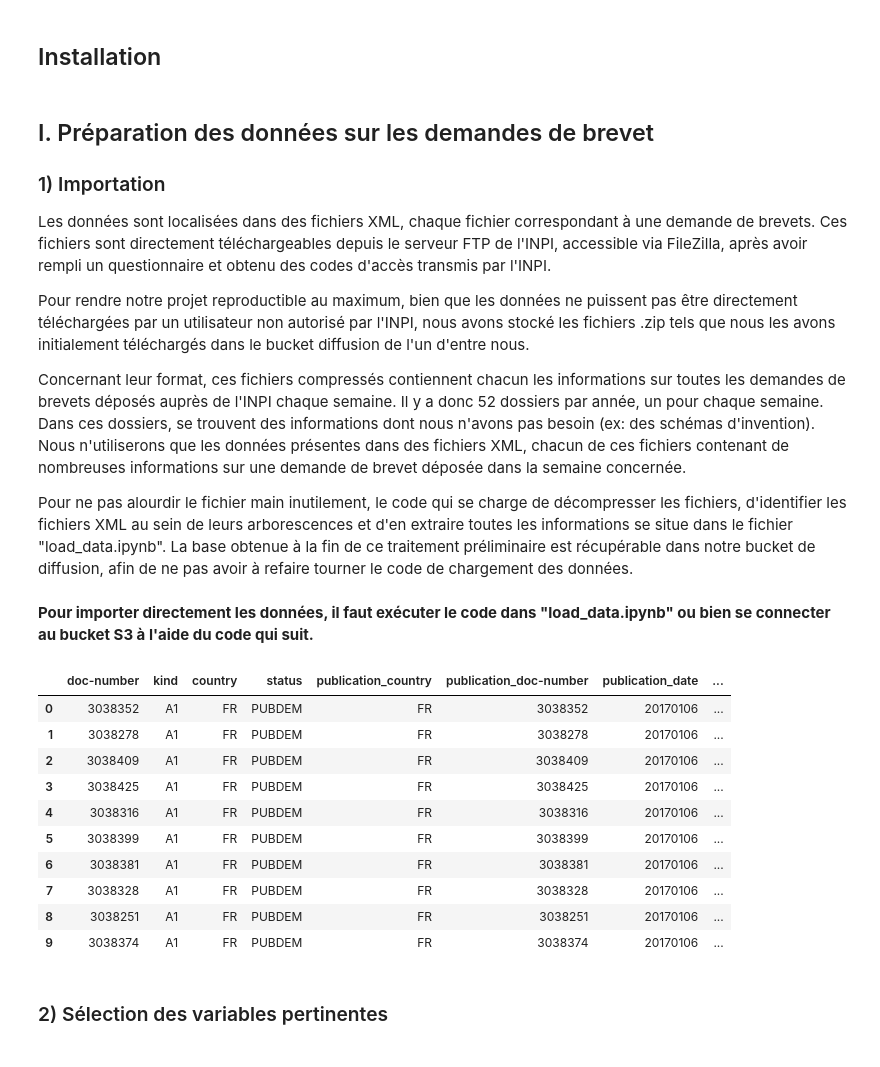
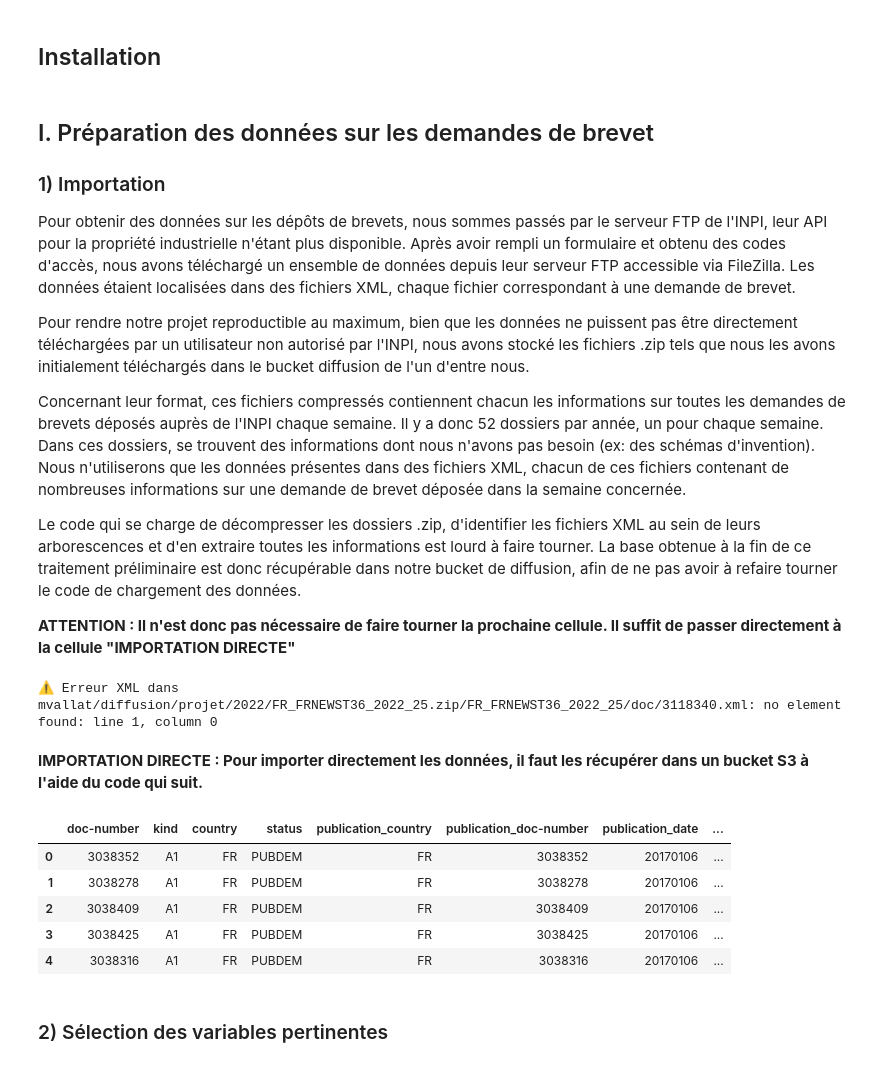
Before and after one commit to IrisLaf/Depots-de-brevets-et-marches-financiers, a Jupyter notebook: Main.ipynb, the cells around one changed output. Cells and saved outputs as stored; diff of their text form; code cells hidden in the pictures.

```diff
--- a/Main.ipynb
+++ b/Main.ipynb
@@ -97,40 +98,55 @@ pd.set_option('display.max_columns', None)
 
 <a id='import_brevets'></a>
 ### 1) Importation
-Les données sont localisées dans des fichiers XML, chaque fichier correspondant à une demande de brevets. Ces fichiers sont directement téléchargeables depuis le serveur FTP de l'INPI, accessible via FileZilla, après avoir rempli un questionnaire et obtenu des codes d'accès transmis par l'INPI.
+
+Pour obtenir des données sur les dépôts de brevets, nous sommes passés par le serveur FTP de l'INPI, leur API pour la propriété industrielle n'étant plus disponible. Après avoir rempli un formulaire et obtenu des codes d'accès, nous avons téléchargé un ensemble de données depuis leur serveur FTP accessible via FileZilla. Les données étaient localisées dans des fichiers XML, chaque fichier correspondant à une demande de brevet.
 
 Pour rendre notre projet reproductible au maximum, bien que les données ne puissent pas être directement téléchargées par un utilisateur non autorisé par l'INPI, nous avons stocké les fichiers .zip tels que nous les avons initialement téléchargés dans le bucket diffusion de l'un d'entre nous.
 
 Concernant leur format, ces fichiers compressés contiennent chacun les informations sur toutes les demandes de brevets déposés auprès de l'INPI chaque semaine. Il y a donc 52 dossiers par année, un pour chaque semaine. Dans ces dossiers, se trouvent des informations dont nous n'avons pas besoin (ex: des schémas d'invention). Nous n'utiliserons que les données présentes dans des fichiers XML, chacun de ces fichiers contenant de nombreuses informations sur une demande de brevet déposée dans la semaine concernée.
 
-Pour ne pas alourdir le fichier main inutilement, le code qui se charge de décompresser les fichiers, d'identifier les fichiers XML au sein de leurs arborescences et d'en extraire toutes les informations se situe dans le fichier "load_data.ipynb". La base obtenue à la fin de ce traitement préliminaire est récupérable dans notre bucket de diffusion, afin de ne pas avoir à refaire tourner le code de chargement des données.
+Le code qui se charge de décompresser les dossiers .zip, d'identifier les fichiers XML au sein de leurs arborescences et d'en extraire toutes les informations est lourd à faire tourner. La base obtenue à la fin de ce traitement préliminaire est donc récupérable dans notre bucket de diffusion, afin de ne pas avoir à refaire tourner le code de chargement des données.
+
+**ATTENTION : Il n'est donc pas nécessaire de faire tourner la prochaine cellule. Il suffit de passer directement à la cellule "IMPORTATION DIRECTE"**
+# %%
+# Connexion au bucket S3
+fs = s3fs.S3FileSystem(client_kwargs={"endpoint_url": "https://minio.lab.sspcloud.fr"})
+
+ROOT_S3_PATH = "mvallat/diffusion/projet"
+
+# Code de parsing (temps d'exécution : environ 7 minutes)
+data_brevets = process_all_years_s3(fs, ROOT_S3_PATH)
+
+# Exportation bucket S3
+MY_BUCKET = "mvallat/diffusion"
+FILE_PATH_OUT_S3 = f"{MY_BUCKET}/projet/data_brevets.parquet"
+
+with fs.open(FILE_PATH_OUT_S3, 'wb') as file_out:
+    data_brevets.to_parquet(file_out)
+# %% [output]
+⚠️ Erreur XML dans mvallat/diffusion/projet/2022/FR_FRNEWST36_2022_25.zip/FR_FRNEWST36_2022_25/doc/3118340.xml: no element found: line 1, column 0
 # %% [markdown]
 
-**Pour importer directement les données, il faut exécuter le code dans "load_data.ipynb" ou bien se connecter au bucket S3 à l'aide du code qui suit.**
+**IMPORTATION DIRECTE : Pour importer directement les données, il faut les récupérer dans un bucket S3 à l'aide du code qui suit.**
 # %%
 # Connexion au bucket S3
 fs = s3fs.S3FileSystem(client_kwargs={"endpoint_url": "https://minio.lab.sspcloud.fr"})
 
 ROOT_S3_PATH = "mvallat/diffusion/projet"
 
 # Importation bucket S3
 MY_BUCKET = "mvallat/diffusion"
 FILE_PATH_S3 = f"{MY_BUCKET}/projet/data_brevets.parquet"
 
 with fs.open(FILE_PATH_S3, 'rb') as file_in:
     data_brevets = pd.read_parquet(file_in)
 
-data_brevets.head(10)
+data_brevets.head(5)
 # %% [output]
 |  | doc-number | kind | country | status | publication_country | publication_doc-number | publication_date | ... |
 | 0 | 3038352 | A1 | FR | PUBDEM | FR | 3038352 | 20170106 | ... |
 | 1 | 3038278 | A1 | FR | PUBDEM | FR | 3038278 | 20170106 | ... |
 | 2 | 3038409 | A1 | FR | PUBDEM | FR | 3038409 | 20170106 | ... |
 | 3 | 3038425 | A1 | FR | PUBDEM | FR | 3038425 | 20170106 | ... |
 | 4 | 3038316 | A1 | FR | PUBDEM | FR | 3038316 | 20170106 | ... |
-| 5 | 3038399 | A1 | FR | PUBDEM | FR | 3038399 | 20170106 | ... |
-| 6 | 3038381 | A1 | FR | PUBDEM | FR | 3038381 | 20170106 | ... |
-| 7 | 3038328 | A1 | FR | PUBDEM | FR | 3038328 | 20170106 | ... |
-| 8 | 3038251 | A1 | FR | PUBDEM | FR | 3038251 | 20170106 | ... |
-| 9 | 3038374 | A1 | FR | PUBDEM | FR | 3038374 | 20170106 | ... |
 # %% [markdown]
```
Also changed, not shown: parts of 21 cells of this notebook, 3 other files.
